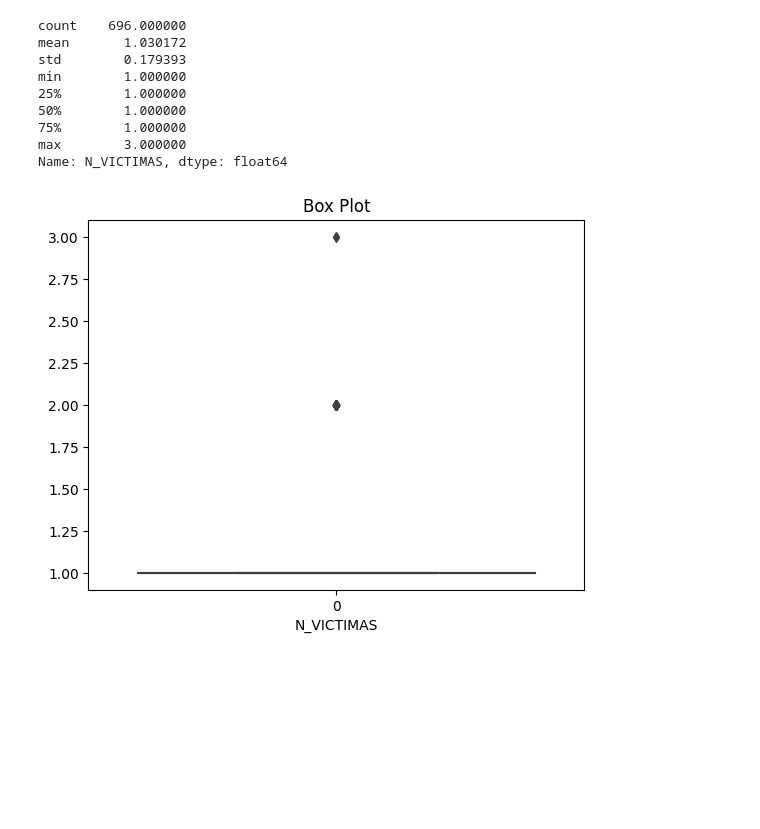
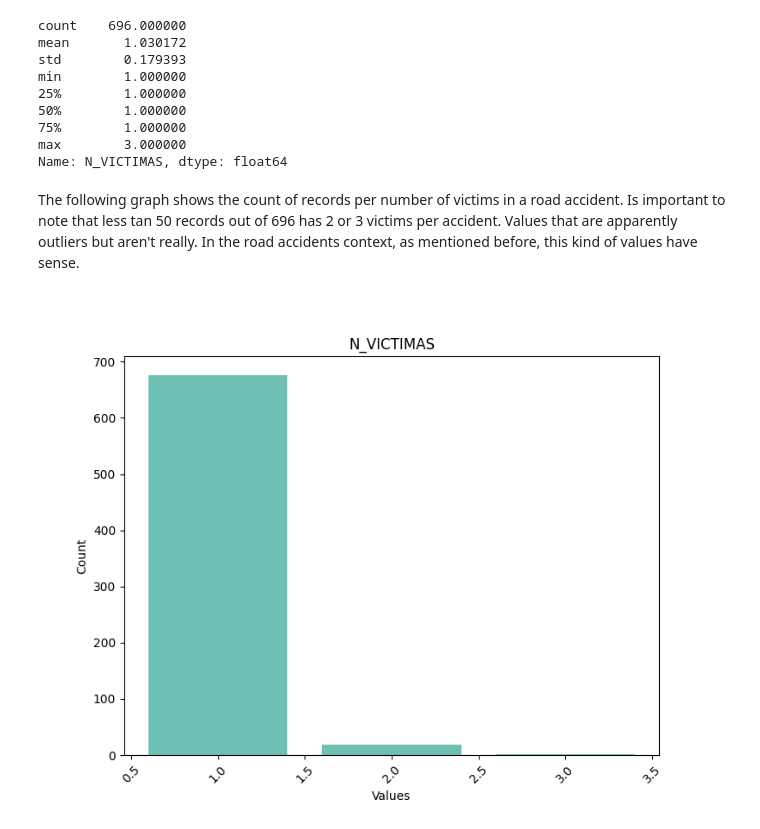
Before and after one commit to Slindex/Road-Accidents-DA, a Jupyter notebook: EDA.ipynb, the cells around one changed output. Drawn from its saved outputs; the diff is of its cells as text; code cells hidden in the pictures; blank space fills up the shorter version.

```diff
--- a/EDA.ipynb
+++ b/EDA.ipynb
@@ -515,11 +521,9 @@ min        1.000000
 75%        1.000000
 max        3.000000
 Name: N_VICTIMAS, dtype: float64
-# %%
-sns.boxplot(data=df_vic)
-
-plt.xlabel('N_VICTIMAS')
-plt.title('Box Plot')
-plt.show()
-# %% [output]
-[figure, removed]
+# %% [markdown]
+The following graph shows the count of records per number of victims in a road accident. Is important to note that less tan 50 records out of 696 has 2 or 3 victims per accident. Values that are apparently outliers but aren't really. In the road accidents context, as mentioned before, this kind of values have sense.
+# %%
+Image(filename='graphs/N_VICTIMAS_bar_chart.png')
+# %% [output]
+[figure, added]
```
Also changed, not shown: parts of 70 cells of this notebook, 10 other files.
